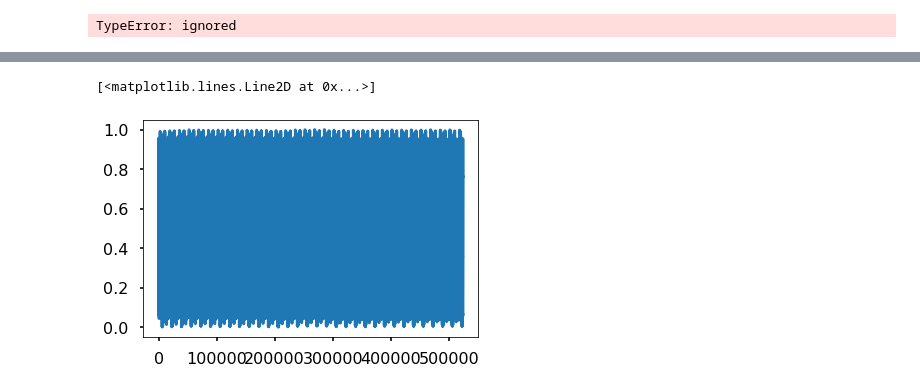
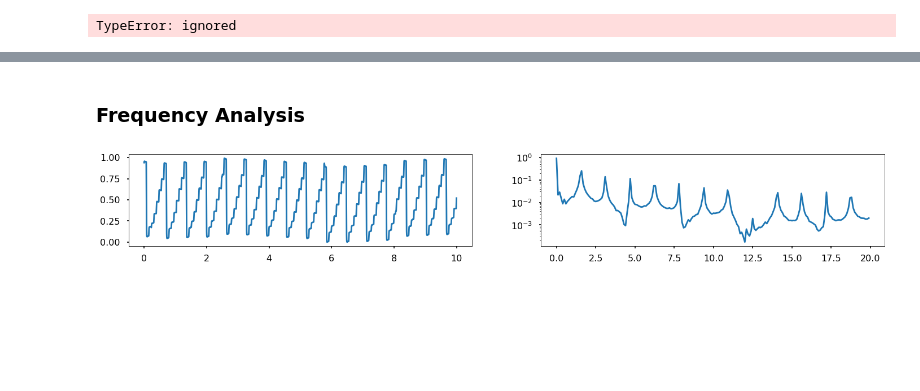
Before and after one commit to LongNguyen1984/TimeSeriesWithPython, a Jupyter notebook: VLCmulti_levels.ipynb, the cells around one changed output, grey strips where cells are left out. Cells and saved outputs as stored; diff of their text form; code cells hidden in the pictures; blank space fills up the shorter version.

```diff
--- a/VLCmulti_levels.ipynb
+++ b/VLCmulti_levels.ipynb
@@ -113,6 +111,28 @@ pyplot.show()
-# %%
-a =volt_norm.reshape(-1,)
-plt.plot(a)
-# %% [output]
-[<matplotlib.lines.Line2D at 0x...>]
-[figure, removed]
+# %% [markdown]
+### Frequency Analysis
+# %%
+from scipy import pi
+from scipy.fftpack import fft
+
+sample_rate = 1000
+N = (10 - 0) * sample_rate
+#N = np.shape(volt_norm)[0]
+# %%
+
+x = volt_norm[0:N].reshape(-1,)
+
+plt.figure(figsize=(24,3))
+
+t = np.linspace(0, 10, N)
+plt.subplot(1,2,1)
+plt.plot (t,x)
+
+fft_s = fft(x)
+fre = np.linspace (0.0, int(sample_rate/2), int (N/2))
+y = 2/N*np.abs(fft_s[0:np.int(N/2)])
+plt.subplot(1,2,2)
+L1, L2= 0, 200
+plt.plot (fre[L1:L2],y[L1:L2])
+plt.yscale('log')
+# %% [output]
+[figure, added]
```
Also changed, not shown: parts of 6 cells of this notebook.
